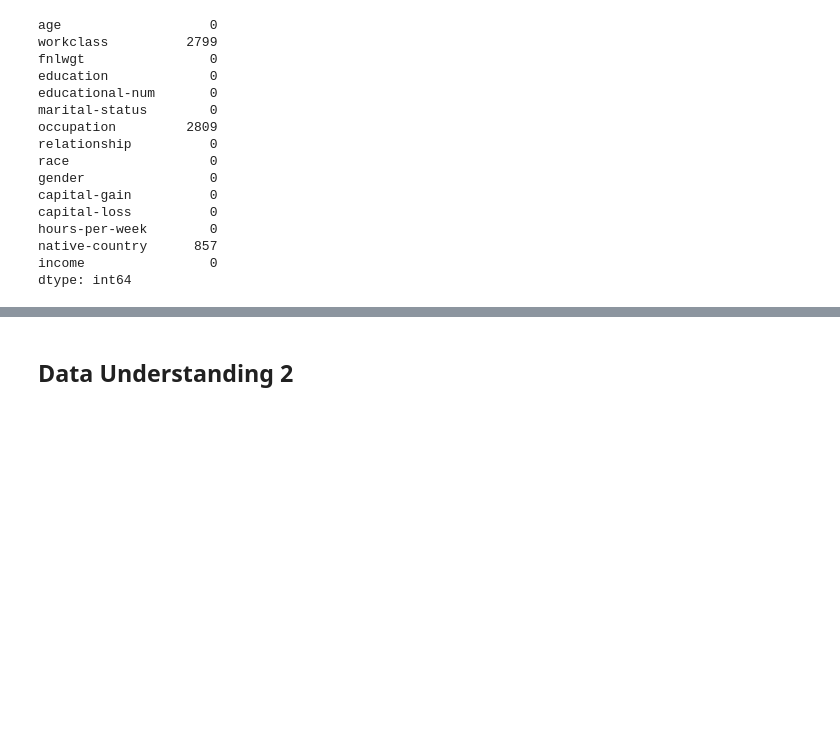
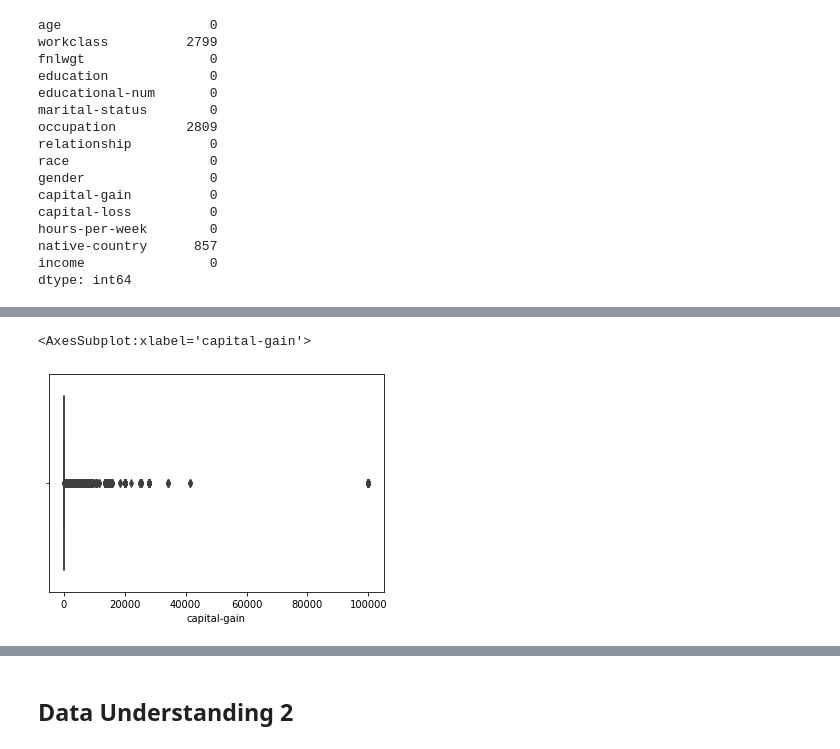
Before and after one commit to j-dominguez9/ML1_Proj1, a Jupyter notebook: Lab3/lab3.ipynb, the cells around one changed output, grey strips where cells are left out. Saved outputs shown, nothing was run; the diff lists cells and outputs as text; code cells hidden in the pictures; blank space fills up the shorter version.

```diff
--- a/Lab3/lab3.ipynb
+++ b/Lab3/lab3.ipynb
@@ -263,0 +298,11 @@ dtype: int64
+# %%
+from scipy import stats
+
+z = np.abs(stats.zscore(df['hours-per-week']))
+
+np.shape(np.where(z > 4))
+
+sns.boxplot(df['capital-gain'])
+# %% [output]
+<AxesSubplot:xlabel='capital-gain'>
+[figure, added]
```
Also changed, not shown: parts of 21 cells of this notebook.
